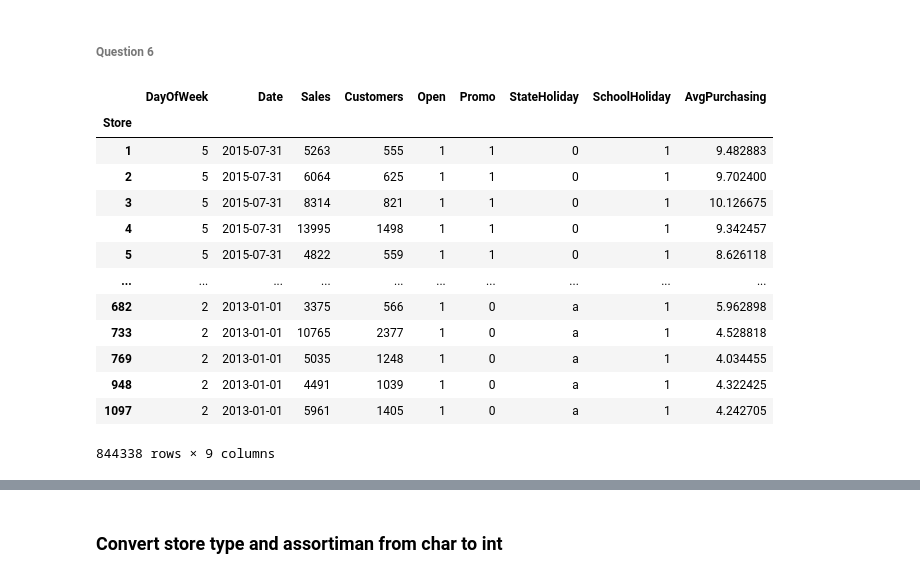
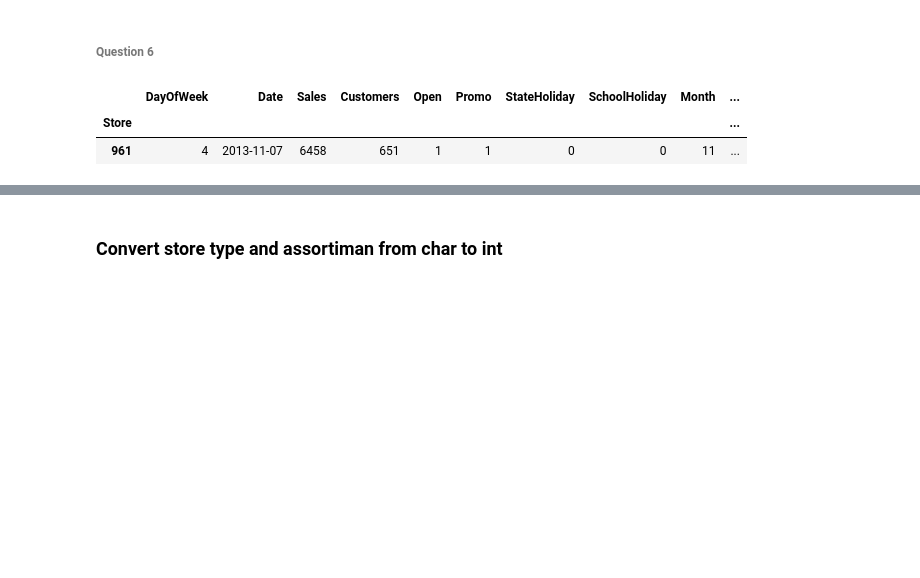
Before and after one commit to loibucket/2020_CSCI_E-14a_WebApps_Data, a Jupyter notebook: HW1_Rossman/HW1/rossmann.ipynb, the cells around one changed output, grey strips where cells are left out. Cells and saved outputs as stored; diff of their text form; code cells hidden in the pictures; blank space fills up the shorter version.

```diff
--- a/HW1_Rossman/HW1/rossmann.ipynb
+++ b/HW1_Rossman/HW1/rossmann.ipynb
@@ -53,3 +56,6 @@ The train data set contains sales by day for each store with the following colum
 - Promo - indicates whether a store was running a sales promotion that day
 - StateHoliday - Values: a = public holiday, b = Easter holiday, c = Christmas, 0 = None
 - SchoolHoliday - indicates if a store was affected by the closure of public schools on that day
+# %%
+train_dataset['Month'] = pd.DatetimeIndex(train_dataset['Date']).month
+train_dataset.sample(3)
@@ -347,23 +359,15 @@ Before joining our tables, we need to set both of our table indexes. Let us set
 # %%
 # YOUR CODE
 # Set index in train_dataset to corespond to the train_dataset['Store'] values
 # Set index in stores to corespond to the stores['Store'] values
 # Drop Store column in train_dataset
 
-train_dataset2 = train_dataset.set_index('Store')
-train_dataset2
+try:
+    train_dataset = train_dataset.set_index('Store')
+except:
+    pass
+train_dataset.sample(1)
 # %% [output]
-|  | DayOfWeek | Date | Sales | Customers | Open | Promo | StateHoliday | SchoolHoliday | AvgPurchasing |
-| Store |  |  |  |  |  |  |  |  |  |
-| 1 | 5 | 2015-07-31 | 5263 | 555 | 1 | 1 | 0 | 1 | 9.482883 |
-| 2 | 5 | 2015-07-31 | 6064 | 625 | 1 | 1 | 0 | 1 | 9.702400 |
-| 3 | 5 | 2015-07-31 | 8314 | 821 | 1 | 1 | 0 | 1 | 10.126675 |
-| 4 | 5 | 2015-07-31 | 13995 | 1498 | 1 | 1 | 0 | 1 | 9.342457 |
-| 5 | 5 | 2015-07-31 | 4822 | 559 | 1 | 1 | 0 | 1 | 8.626118 |
-| ... | ... | ... | ... | ... | ... | ... | ... | ... | ... |
-| 682 | 2 | 2013-01-01 | 3375 | 566 | 1 | 0 | a | 1 | 5.962898 |
-| 733 | 2 | 2013-01-01 | 10765 | 2377 | 1 | 0 | a | 1 | 4.528818 |
-| 769 | 2 | 2013-01-01 | 5035 | 1248 | 1 | 0 | a | 1 | 4.034455 |
-| 948 | 2 | 2013-01-01 | 4491 | 1039 | 1 | 0 | a | 1 | 4.322425 |
-| 1097 | 2 | 2013-01-01 | 5961 | 1405 | 1 | 0 | a | 1 | 4.242705 |
+|  | DayOfWeek | Date | Sales | Customers | Open | Promo | StateHoliday | SchoolHoliday | Month | ... |
+| Store |  |  |  |  |  |  |  |  |  | ... |
+| 961 | 4 | 2013-11-07 | 6458 | 651 | 1 | 1 | 0 | 0 | 11 | ... |
-844338 rows × 9 columns
```
Also changed, not shown: parts of 88 cells of this notebook, 10 other files.
